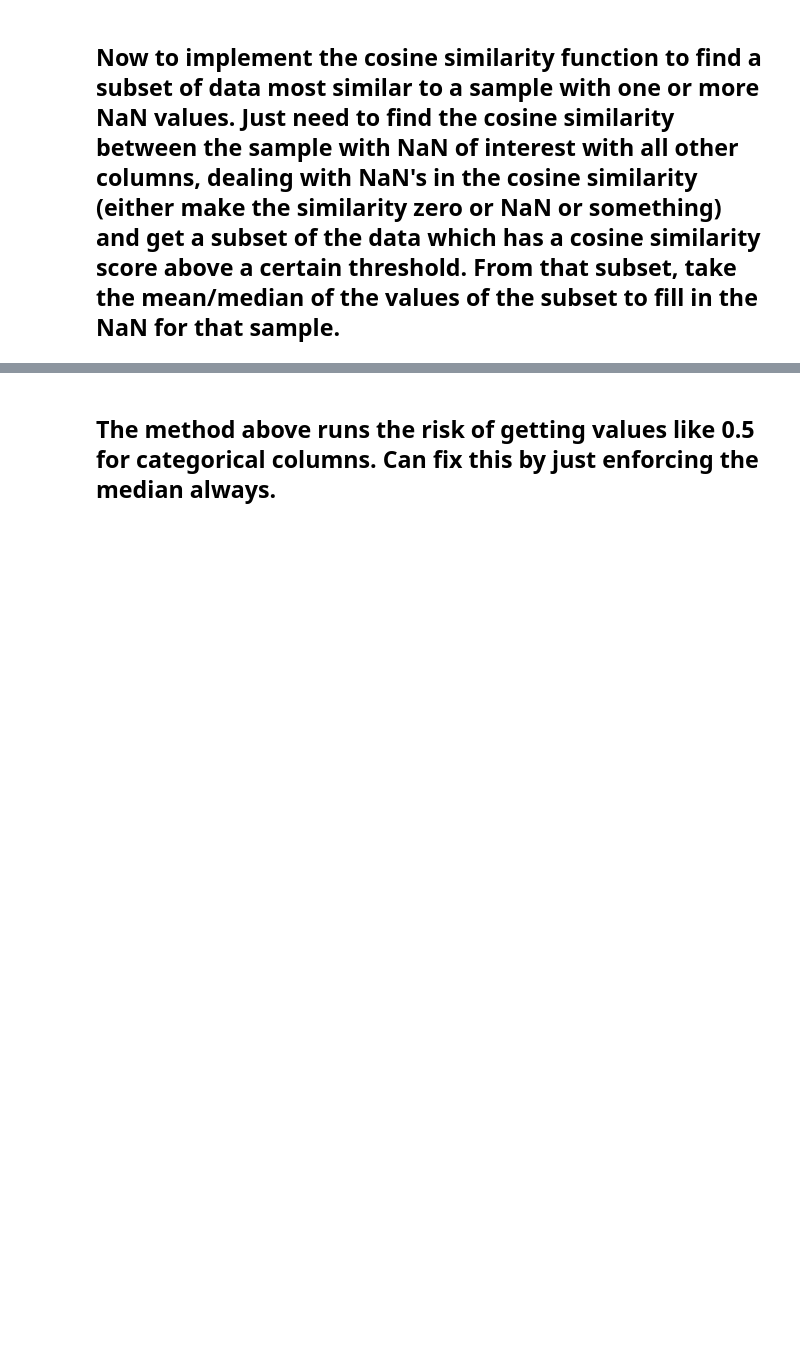
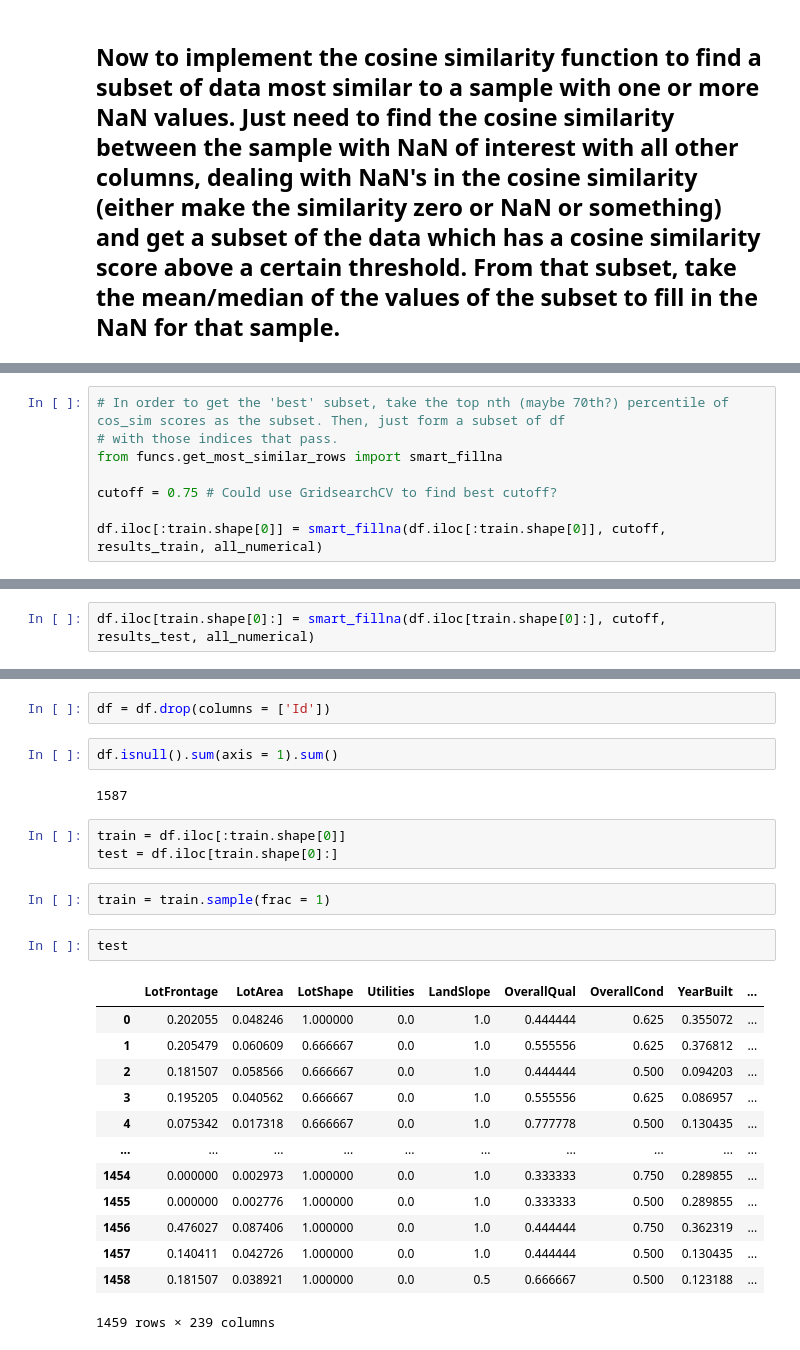
Before and after one commit to sangstar/kaggle-house-prices, a Jupyter notebook: main.ipynb, the cells around one changed output, grey strips where cells are left out. Cells and saved outputs as stored; diff of their text form; blank space fills up the shorter version.

```diff
--- a/main.ipynb
+++ b/main.ipynb
@@ -428,0 +351,8 @@ ValueError: (0.6666666666666667, 'should be null')
+# %%
+# In order to get the 'best' subset, take the top nth (maybe 70th?) percentile of cos_sim scores as the subset. Then, just form a subset of df
+# with those indices that pass.
+from funcs.get_most_similar_rows import smart_fillna
+
+cutoff = 0.75 # Could use GridsearchCV to find best cutoff?
+
+df.iloc[:train.shape[0]] = smart_fillna(df.iloc[:train.shape[0]], cutoff, results_train, all_numerical)
@@ -428,0 +484,2 @@ ValueError: (0.6666666666666667, 'should be null')
+# %%
+df.iloc[train.shape[0]:] = smart_fillna(df.iloc[train.shape[0]:], cutoff, results_test, all_numerical)
@@ -433,2 +525,27 @@ df.isnull().any().sum()
-# %% [markdown]
-## The method above runs the risk of getting values like 0.5 for categorical columns. Can fix this by just enforcing the median always.
+# %%
+df = df.drop(columns = ['Id'])
+# %%
+df.isnull().sum(axis = 1).sum()
+# %% [output]
+1587
+# %%
+train = df.iloc[:train.shape[0]]
+test = df.iloc[train.shape[0]:]
+# %%
+train = train.sample(frac = 1)
+# %%
+test
+# %% [output]
+|  | LotFrontage | LotArea | LotShape | Utilities | LandSlope | OverallQual | OverallCond | YearBuilt | ... |
+| 0 | 0.202055 | 0.048246 | 1.000000 | 0.0 | 1.0 | 0.444444 | 0.625 | 0.355072 | ... |
+| 1 | 0.205479 | 0.060609 | 0.666667 | 0.0 | 1.0 | 0.555556 | 0.625 | 0.376812 | ... |
+| 2 | 0.181507 | 0.058566 | 0.666667 | 0.0 | 1.0 | 0.444444 | 0.500 | 0.094203 | ... |
+| 3 | 0.195205 | 0.040562 | 0.666667 | 0.0 | 1.0 | 0.555556 | 0.625 | 0.086957 | ... |
+| 4 | 0.075342 | 0.017318 | 0.666667 | 0.0 | 1.0 | 0.777778 | 0.500 | 0.130435 | ... |
+| ... | ... | ... | ... | ... | ... | ... | ... | ... | ... |
+| 1454 | 0.000000 | 0.002973 | 1.000000 | 0.0 | 1.0 | 0.333333 | 0.750 | 0.289855 | ... |
+| 1455 | 0.000000 | 0.002776 | 1.000000 | 0.0 | 1.0 | 0.333333 | 0.500 | 0.289855 | ... |
+| 1456 | 0.476027 | 0.087406 | 1.000000 | 0.0 | 1.0 | 0.444444 | 0.750 | 0.362319 | ... |
+| 1457 | 0.140411 | 0.042726 | 1.000000 | 0.0 | 1.0 | 0.444444 | 0.500 | 0.130435 | ... |
+| 1458 | 0.181507 | 0.038921 | 1.000000 | 0.0 | 0.5 | 0.666667 | 0.500 | 0.123188 | ... |
+1459 rows × 239 columns
```
Also changed, not shown: parts of 39 cells of this notebook, 5 other files.
